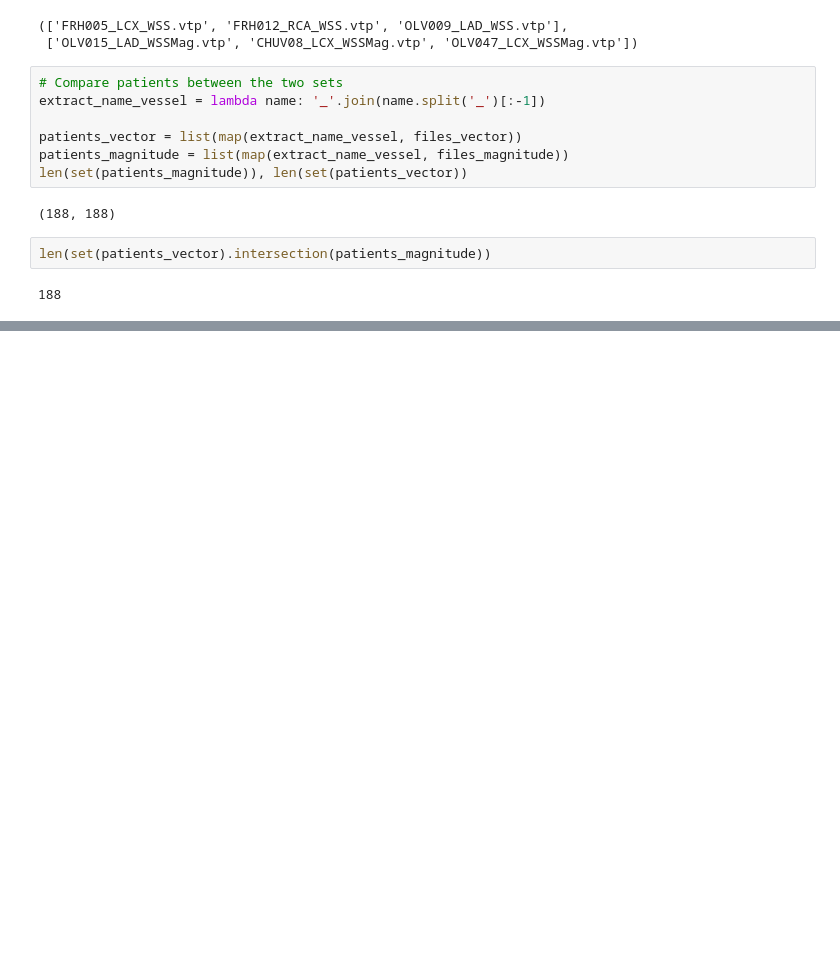
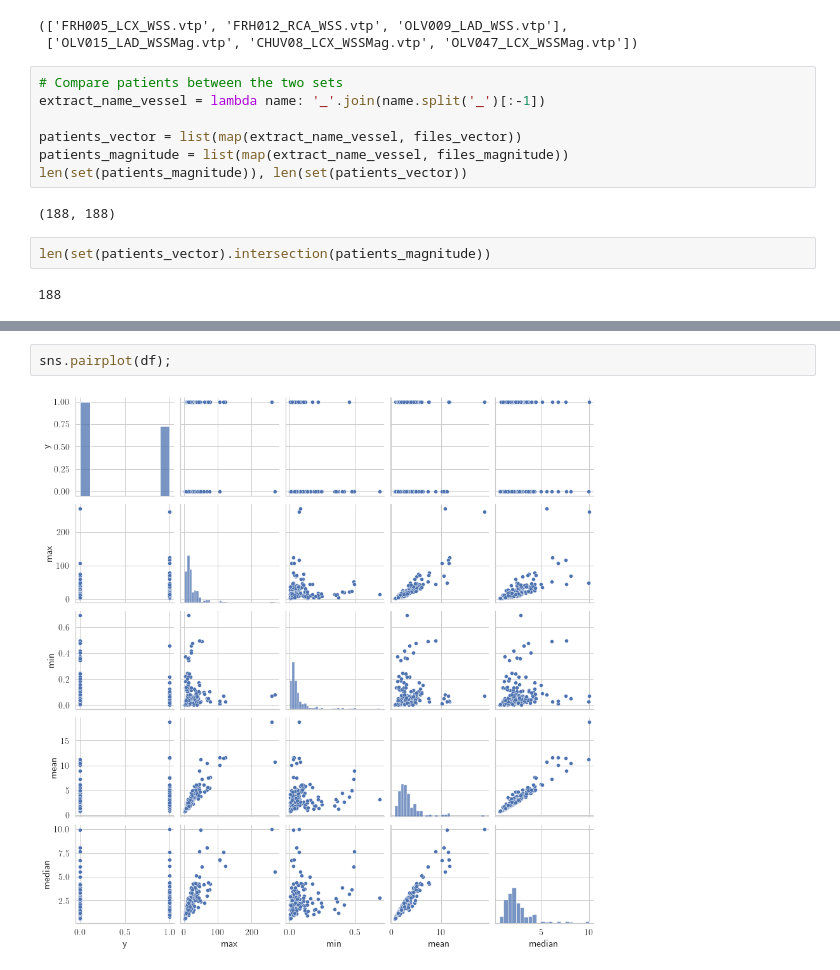
Before and after one commit to matthiaszeller/GNN-MI, a Jupyter notebook: notebook/1-Data-exploration.ipynb, the cells around one changed output, grey strips where cells are left out. Drawn from its saved outputs; the diff is of its cells as text; blank space fills up the shorter version.

```diff
--- a/notebook/1-Data-exploration.ipynb
+++ b/notebook/1-Data-exploration.ipynb
@@ -127,0 +193,4 @@ len(set(patients_vector).intersection(patients_magnitude))
+# %%
+sns.pairplot(df);
+# %% [output]
+[figure, added]
```
Also changed, not shown: parts of 31 cells of this notebook.
